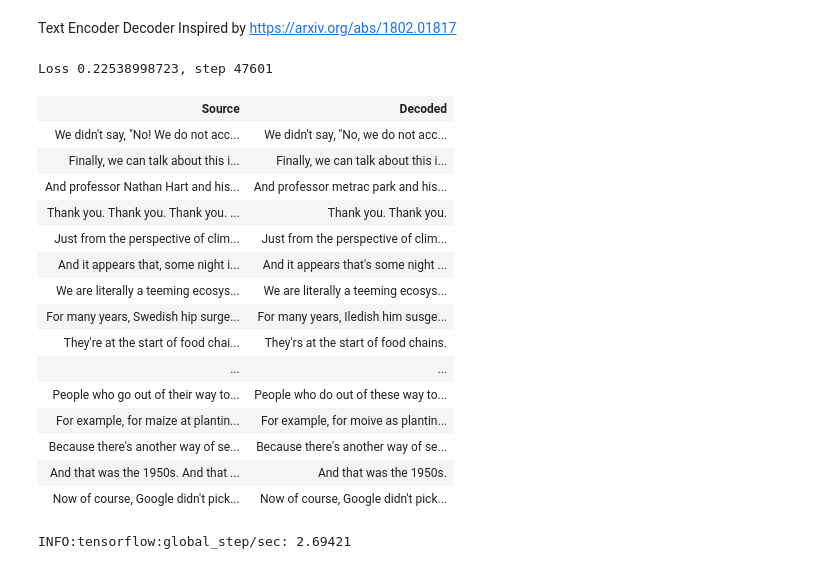
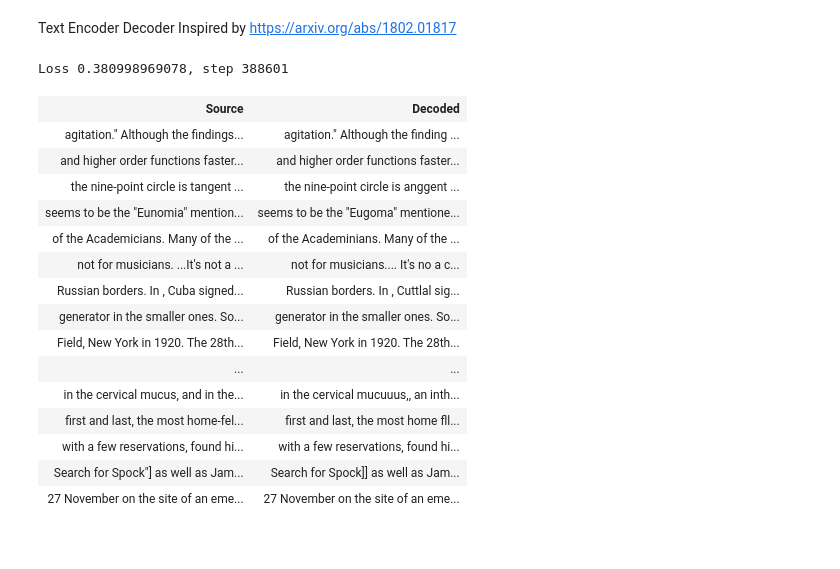
Before and after one commit to MaxGubin/not_autoregressive_text, a Jupyter notebook: Encoder-Decoder.ipynb, the cells around one changed output. Drawn from its saved outputs; the diff is of its cells as text; code cells hidden in the pictures.

Commit message:
Fixed edit noise, fixed temperature.

```diff
--- a/Encoder-Decoder.ipynb
+++ b/Encoder-Decoder.ipynb
@@ -15,7 +15,7 @@ params = tf.contrib.training.HParams(
     model_n = 8,
 
     batch_size = 256,
-    shuffle_buffer = 10000,
+    shuffle_buffer = 100000,
     num_epochs = 10,
 
     conv_n_filters = 256,
@@ -34,18 +34,24 @@ def byte_hot_encoding(text_codes, corrupted_codes):
 # Inserts spelling mistakes.
 LETTERS = [chr(ch) for ch in range(ord('A'), ord('Z') +1) ] + [chr(ch) for ch in range(ord('a'), ord('z') +1) ]
 def get_random_letter():
-    ind = random.randint(0, len(LETTERS))
+    ind = random.randint(0, len(LETTERS)-1)
     return LETTERS[ind]
 
 def insert_random_letter(sequence):
+    if len(sequence) == 0:
+        return get_random_letter()
     ind = random.randint(0, len(sequence))
     return sequence[:ind] + get_random_letter() + sequence[ind:]
 
 def drop_random_letter(sequence):
+    if len(sequence) <= 1:
+        return ""
     ind = random.randint(0, len(sequence)-1)
     return sequence[:ind] + sequence[ind+1:]
 
 def swap_random_letter(sequence):
+    if len(sequence) <= 2:
+        return sequence
     ind = random.randint(0, len(sequence)-2)
     return sequence[:ind] + sequence[ind+1] + sequence[ind] + sequence[ind+2:]
 
@@ -63,7 +69,7 @@ def random_changes(sequence, temperature):
     return sequence
 # %%
 def convert_examples(text_example, temperature):
-    corrupted = random_changes(text_example, temperature)
+    corrupted = random_changes(text_example, temperature) if text_example else text_example
     return _text_to_codes(text_example), _text_to_codes(corrupted)
 # %%
 # Converts a prediction back to a string.
@@ -161,12 +167,13 @@ def build_decoder(output_data, training_flag):
     return decoder_transform_to_external(data[-1], params.model_n, 0, training_flag)
 # %%
 with tf.Graph().as_default():
-    temperature = tf.placeholder_with_default(0.0, shape=[], name='temperature')
-    dataset = tf.contrib.data.TextLineDataset("train.en")
+    temperature = tf.placeholder_with_default(0.1, shape=[], name='temperature')
+    temperature = tf.Print(temperature, [temperature], message="Temperature")
+    dataset = tf.contrib.data.TextLineDataset("big_set.en")
     dataset = dataset.repeat(params.num_epochs)
     dataset = dataset.shuffle(params.shuffle_buffer)
     dataset = dataset.map(lambda text_string:
-                          tuple(tf.py_func(convert_examples,[text_string, temperature], [tf.uint8, tf.uint8])))
+                          tuple(tf.py_func(convert_examples,[text_string, temperature], [tf.uint8, tf.uint8])),8)
     dataset = dataset.padded_batch(params.batch_size,
                                    padded_shapes=([params.max_string_length], [params.max_string_length]))
     dataset = dataset.map(byte_hot_encoding)
@@ -187,50 +194,50 @@ with tf.Graph().as_default():
       staircase=True)
     update_ops = tf.get_collection(tf.GraphKeys.UPDATE_OPS)
     with tf.control_dependencies(update_ops):
         training_op = tf.contrib.layers.optimize_loss(
             loss,
             global_step,
             learning_rate=None,
             optimizer=optimizer,
             learning_rate_decay_fn=exponential_decay_fn)
     scaffold = tf.train.Scaffold(
         local_init_op=tf.group(tf.local_variables_initializer(),training_iterator.initializer),
         init_op=tf.global_variables_initializer())
-    with tf.train.MonitoredTrainingSession(checkpoint_dir="./checkpoint",scaffold=scaffold, save_checkpoint_secs=120, save_summaries_secs=60) as sess:
+    with tf.train.MonitoredTrainingSession(checkpoint_dir="./checkpoint",scaffold=scaffold,
+                                           save_checkpoint_secs=120) as sess:
         print "Start training"
         while not sess.should_stop():
-            o_loss, _, o_step = sess.run([loss, training_op, global_step],  {training_flag:True, temperature:0.0})
+            o_loss, _, o_step = sess.run([loss, training_op, global_step],  {training_flag:True, temperature:0.1})
             if o_step%100 == 1:
                 clear_output(True)
                 output_string = """Loss {0}, step {1} <BR><table>
                 <tr><th>Source</th><th>Decoded</th></tr>""".format(o_loss, o_step)
                 o_source_text, o_corrupted_text, o_predicted_text = sess.run([next_element[0], next_element[1], predicted_text],
-                                                                             {training_flag:False,temperature:0.0})
+                                                                             {training_flag:False,temperature:0.1})
                 for t_source, t_corrupted, t_predicted in zip((x for x in o_source_text),
                                                               (y for y in o_corrupted_text),
                                                               (z for z in o_predicted_text)):
                     output_string += """<tr><td>{source}<br>{corrupted}</td><td>{decoded}</td></tr>""".format(
                         source=_argmax_to_string(t_source),
                         corrupted=_argmax_to_string(t_corrupted),
                         decoded=_codes_to_string(t_predicted))
                 output_string += "</table>"
                 display(HTML(output_string))
 # %% [output]
-Loss 0.22538998723, step 47601
+Loss 0.380998969078, step 388601
 | Source | Decoded |
-| We didn't say, "No! We do not acc... | We didn't say, "No, we do not acc... |
-| Finally, we can talk about this i... | Finally, we can talk about this i... |
-| And professor Nathan Hart and his... | And professor metrac park and his... |
-| Thank you. Thank you. Thank you. ... | Thank you. Thank you. |
-| Just from the perspective of clim... | Just from the perspective of clim... |
-| And it appears that, some night i... | And it appears that's some night ... |
-| We are literally a teeming ecosys... | We are literally a teeming ecosys... |
-| For many years, Swedish hip surge... | For many years, Iledish him susge... |
-| They're at the start of food chai... | They'rs at the start of food chains. |
+| agitation." Although the findings... | agitation." Although the finding ... |
+| and higher order functions faster... | and higher order functions faster... |
+| the nine-point circle is tangent ... | the nine-point circle is anggent ... |
+| seems to be the "Eunomia" mention... | seems to be the "Eugoma" mentione... |
+| of the Academicians. Many of the ... | of the Academinians. Many of the ... |
+| not for musicians. ...It's not a ... | not for musicians.... It's no a c... |
+| Russian borders. In , Cuba signed... | Russian borders. In , Cuttlal sig... |
+| generator in the smaller ones. So... | generator in the smaller ones. So... |
+| Field, New York in 1920. The 28th... | Field, New York in 1920. The 28th... |
 | ... | ... |
-| People who go out of their way to... | People who do out of these way to... |
-| For example, for maize at plantin... | For example, for moive as plantin... |
-| Because there's another way of se... | Because there's another way of se... |
-| And that was the 1950s. And that ... | And that was the 1950s. |
-| Now of course, Google didn't pick... | Now of course, Google didn't pick... |
+| in the cervical mucus, and in the... | in the cervical mucuuus,, an inth... |
+| first and last, the most home-fel... | first and last, the most home fll... |
+| with a few reservations, found hi... | with a few reservations, found hi... |
+| Search for Spock"] as well as Jam... | Search for Spock]] as well as Jam... |
+| 27 November on the site of an eme... | 27 November on the site of an eme... |
-INFO:tensorflow:global_step/sec: 2.69421
```
